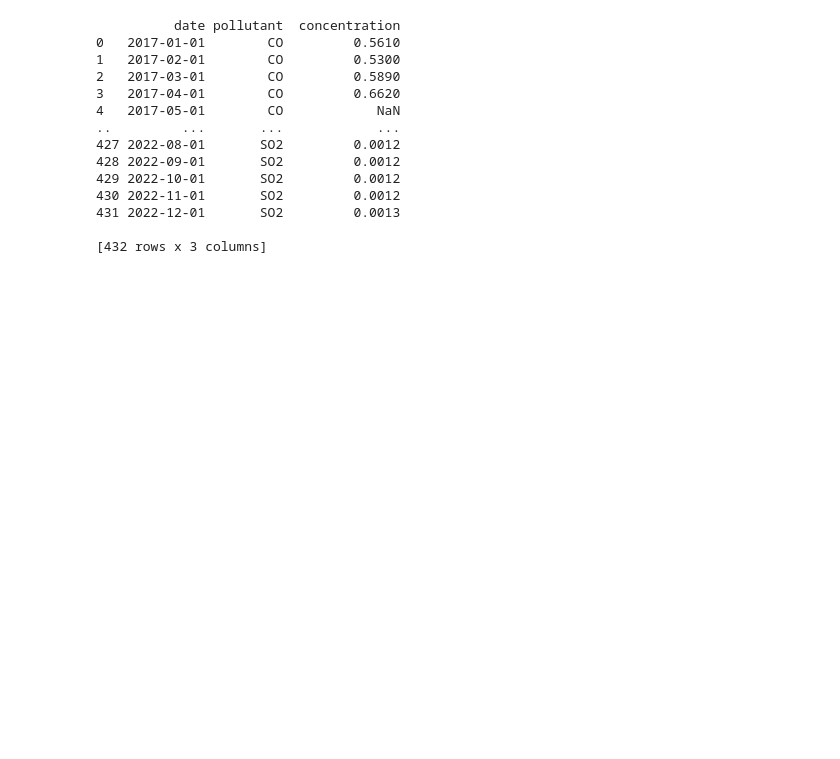
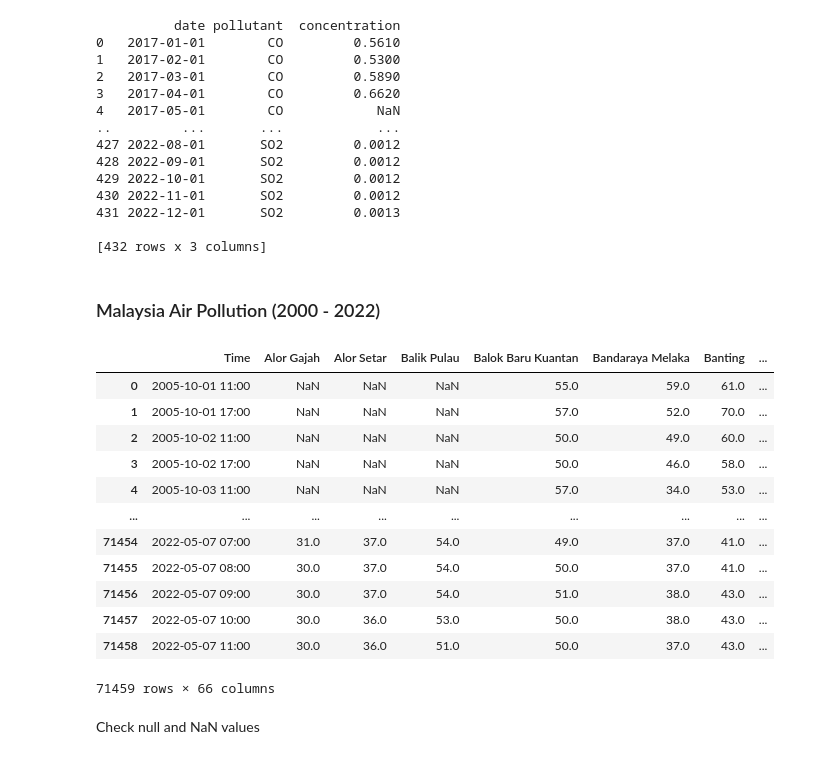
Before and after one commit to NotHLee/FIT3179_A2, a Jupyter notebook: data/cleaning.ipynb, the cells around one changed output. Drawn from its saved outputs; the diff is of its cells as text; code cells hidden in the pictures; blank space fills up the shorter version.

```diff
--- a/data/cleaning.ipynb
+++ b/data/cleaning.ipynb
@@ -28,3 +30,26 @@ print(df)
 pollutants = df['pollutant'].unique()
 for pollutant in pollutants:
     df[df['pollutant'] == pollutant].to_csv(f'../data/my_{pollutant}_data.csv', index=False)
+# %% [markdown]
+### Malaysia Air Pollution (2000 - 2022)
+# %%
+import pandas as pd
+
+df = pd.read_csv('../data/api/APIMS-final.csv')
+df
+# %% [output]
+|  | Time | Alor Gajah | Alor Setar | Balik Pulau | Balok Baru Kuantan | Bandaraya Melaka | Banting | ... |
+| 0 | 2005-10-01 11:00 | NaN | NaN | NaN | 55.0 | 59.0 | 61.0 | ... |
+| 1 | 2005-10-01 17:00 | NaN | NaN | NaN | 57.0 | 52.0 | 70.0 | ... |
+| 2 | 2005-10-02 11:00 | NaN | NaN | NaN | 50.0 | 49.0 | 60.0 | ... |
+| 3 | 2005-10-02 17:00 | NaN | NaN | NaN | 50.0 | 46.0 | 58.0 | ... |
+| 4 | 2005-10-03 11:00 | NaN | NaN | NaN | 57.0 | 34.0 | 53.0 | ... |
+| ... | ... | ... | ... | ... | ... | ... | ... | ... |
+| 71454 | 2022-05-07 07:00 | 31.0 | 37.0 | 54.0 | 49.0 | 37.0 | 41.0 | ... |
+| 71455 | 2022-05-07 08:00 | 30.0 | 37.0 | 54.0 | 50.0 | 37.0 | 41.0 | ... |
+| 71456 | 2022-05-07 09:00 | 30.0 | 37.0 | 54.0 | 51.0 | 38.0 | 43.0 | ... |
+| 71457 | 2022-05-07 10:00 | 30.0 | 36.0 | 53.0 | 50.0 | 38.0 | 43.0 | ... |
+| 71458 | 2022-05-07 11:00 | 30.0 | 36.0 | 51.0 | 50.0 | 37.0 | 43.0 | ... |
+71459 rows × 66 columns
+# %% [markdown]
+Check null and NaN values
```
Also changed, not shown: parts of 10 cells of this notebook, 5 other files.
